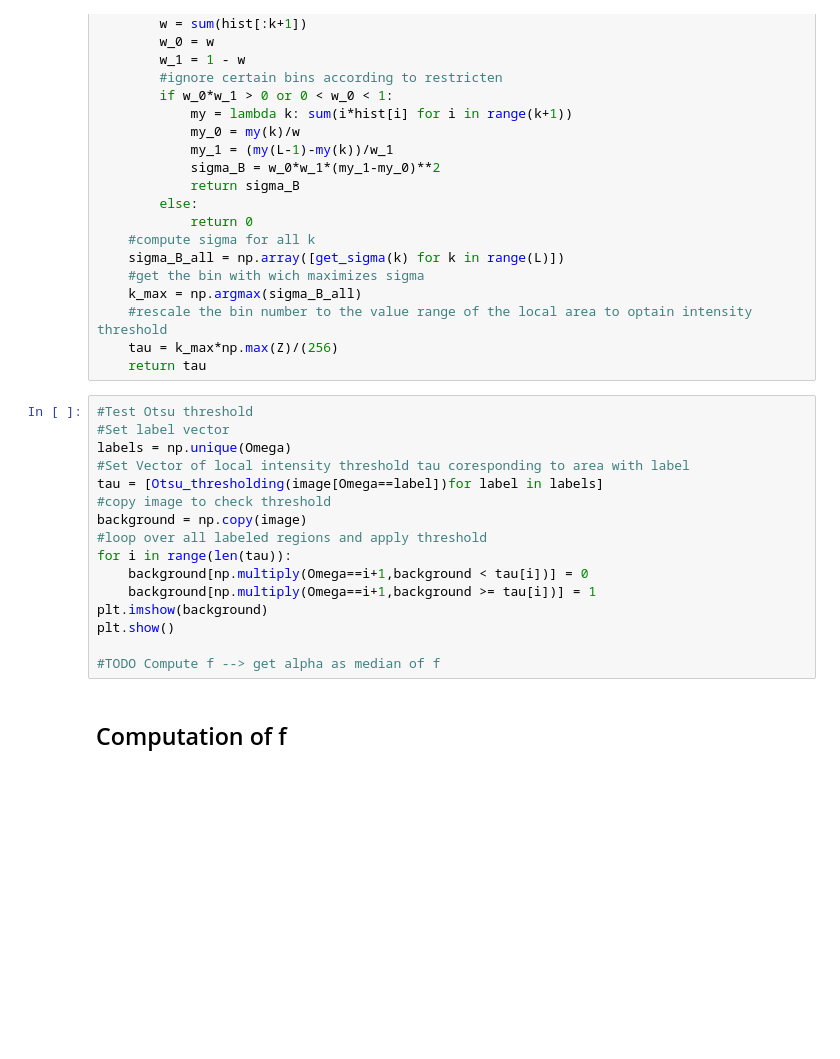
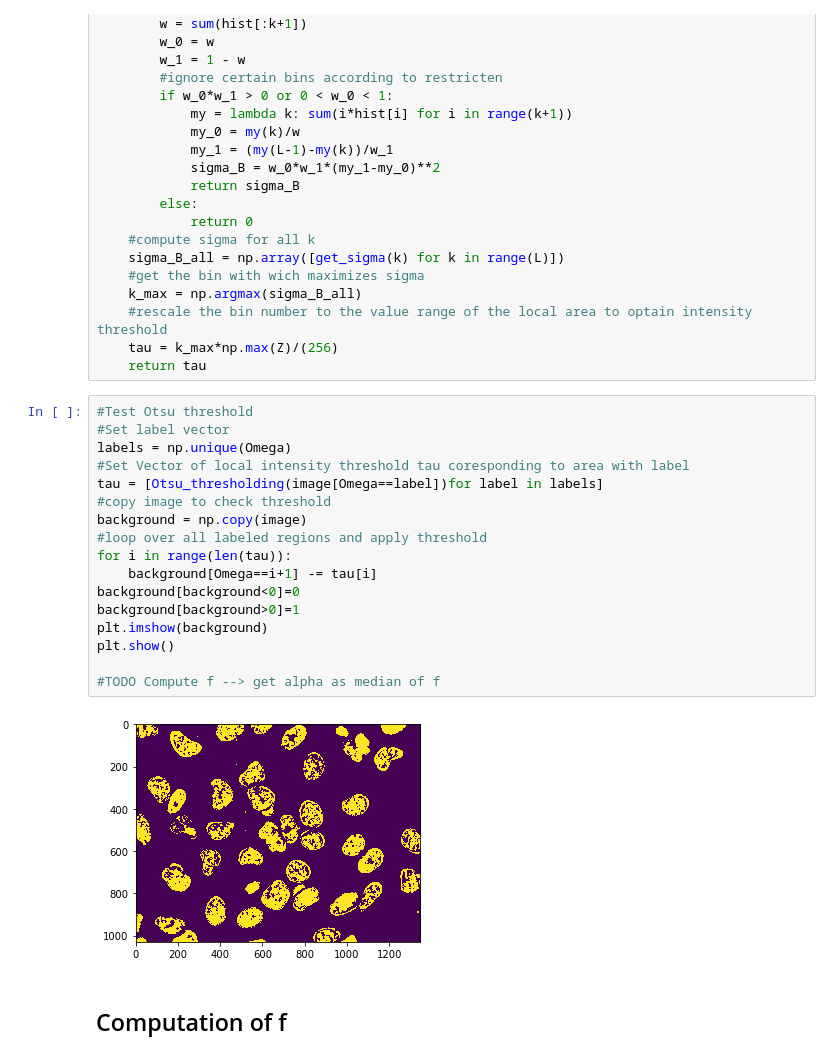
Before and after one commit to Jacob-Relle/MIP-Projekt, a Jupyter notebook: Project.ipynb, the cells around one changed output. Saved outputs shown, nothing was run; the diff lists cells and outputs as text; blank space fills up the shorter version.

```diff
--- a/Project.ipynb
+++ b/Project.ipynb
@@ -231,19 +174,22 @@ def Otsu_thresholding(Z):
 # %%
 #Test Otsu threshold
 #Set label vector
 labels = np.unique(Omega)
 #Set Vector of local intensity threshold tau coresponding to area with label
 tau = [Otsu_thresholding(image[Omega==label])for label in labels]
 #copy image to check threshold
 background = np.copy(image)
 #loop over all labeled regions and apply threshold
 for i in range(len(tau)):
-    background[np.multiply(Omega==i+1,background < tau[i])] = 0
-    background[np.multiply(Omega==i+1,background >= tau[i])] = 1
+    background[Omega==i+1] -= tau[i]
+background[background<0]=0
+background[background>0]=1
 plt.imshow(background)
 plt.show()
 
 #TODO Compute f --> get alpha as median of f
+# %% [output]
+[figure, added]
 # %% [markdown]
 ## Computation of f
 # %% [markdown]
```
Also changed, not shown: parts of 12 cells of this notebook.
